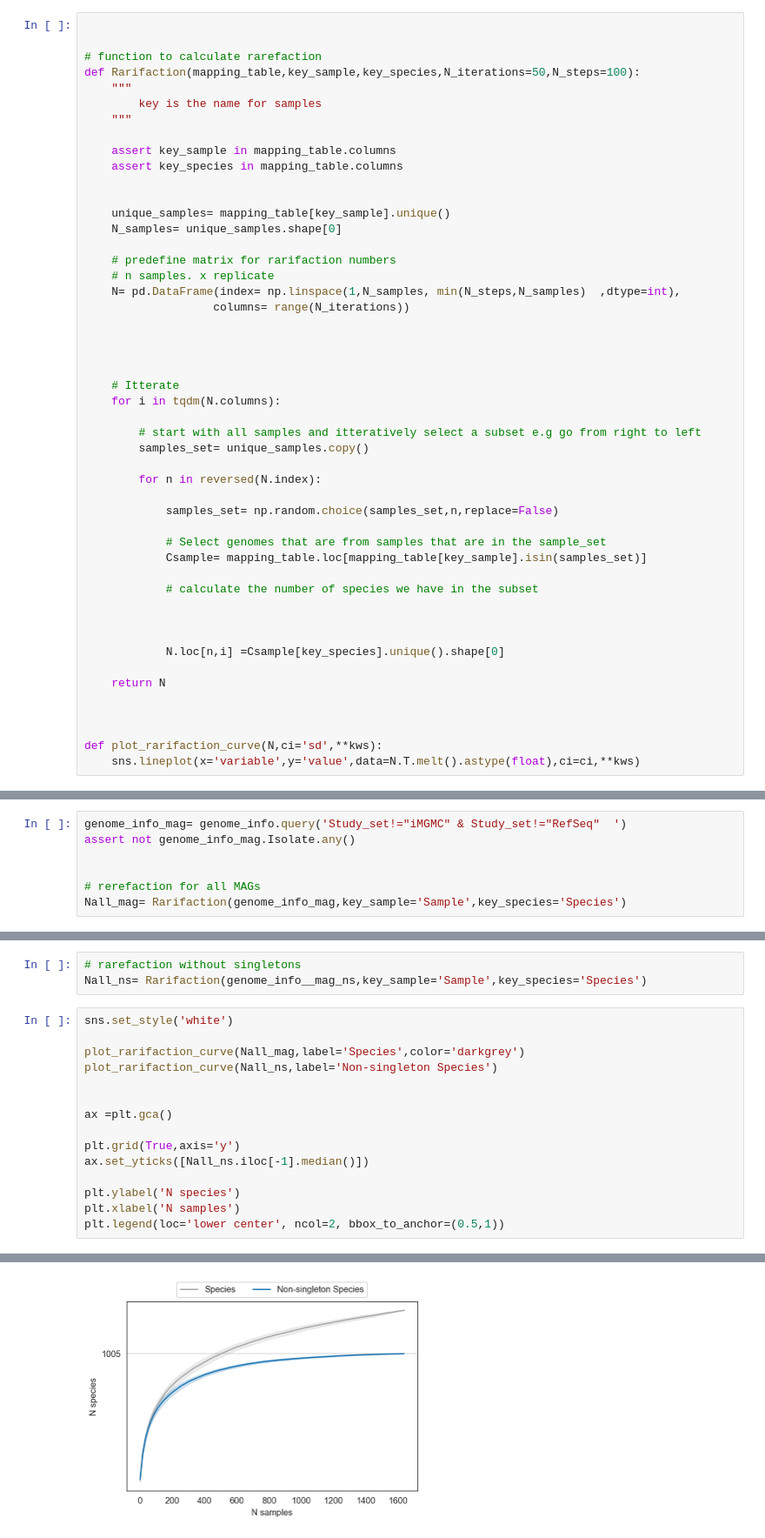
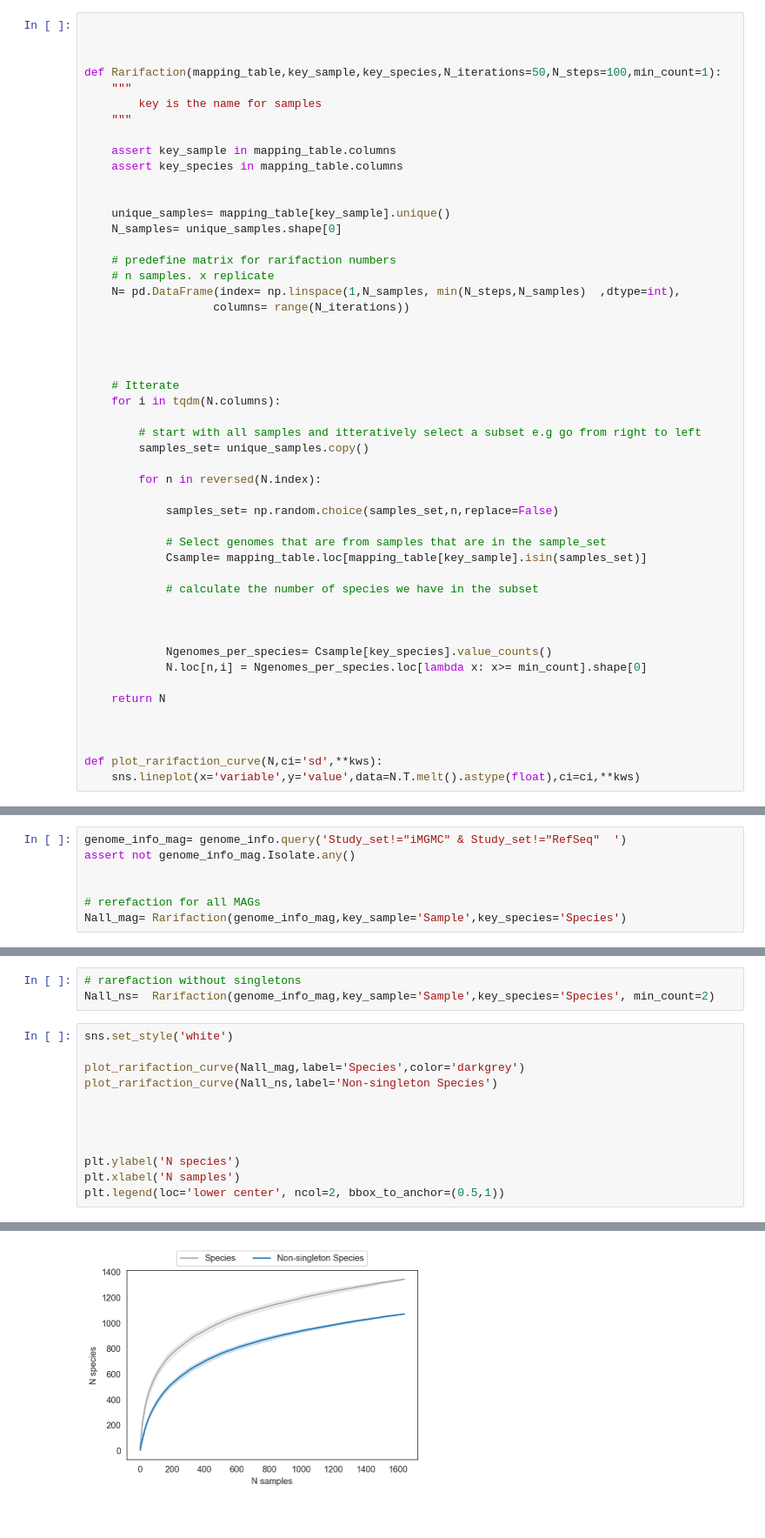
Before and after one commit to trajkovski-lab/CMMG, a Jupyter notebook: notebooks/Rarefaction_analysis.ipynb, the cells around one changed output, grey strips where cells are left out. Shown at 87% size. Cells and saved outputs as stored; diff of their text form.

```diff
--- a/notebooks/Rarefaction_analysis.ipynb
+++ b/notebooks/Rarefaction_analysis.ipynb
@@ -22,8 +22,8 @@ assert not genome_info.Species.isnull().any()
 # %%
 
 
-# function to calculate rarefaction
-def Rarifaction(mapping_table,key_sample,key_species,N_iterations=50,N_steps=100):
+
+def Rarifaction(mapping_table,key_sample,key_species,N_iterations=50,N_steps=100,min_count=1):
     """
         key is the name for samples
     """
@@ -60,7 +60,8 @@ def Rarifaction(mapping_table,key_sample,key_species,N_iterations=50,N_steps=100
 
 
 
-            N.loc[n,i] =Csample[key_species].unique().shape[0]
+            Ngenomes_per_species= Csample[key_species].value_counts()
+            N.loc[n,i] = Ngenomes_per_species.loc[lambda x: x>= min_count].shape[0]
 
     return N
 
@@ -113,21 +109,18 @@ genome_info__mag_ns= genome_info_mag.loc[genome_info_mag.Species.isin(non_single
 # %%
 # rarefaction without singletons
-Nall_ns= Rarifaction(genome_info__mag_ns,key_sample='Sample',key_species='Species')
+Nall_ns=  Rarifaction(genome_info_mag,key_sample='Sample',key_species='Species', min_count=2)
 # %%
 sns.set_style('white')
 
 plot_rarifaction_curve(Nall_mag,label='Species',color='darkgrey')
 plot_rarifaction_curve(Nall_ns,label='Non-singleton Species')
 
 
-ax =plt.gca()
 
-plt.grid(True,axis='y')
-ax.set_yticks([Nall_ns.iloc[-1].median()])
 
 plt.ylabel('N species')
 plt.xlabel('N samples')
 plt.legend(loc='lower center', ncol=2, bbox_to_anchor=(0.5,1))
 # %% [output]
 <matplotlib.legend.Legend at 0x...>
-[figure, old version]
+[figure, new version]
```
Also changed, not shown: parts of 1 cell of this notebook.
